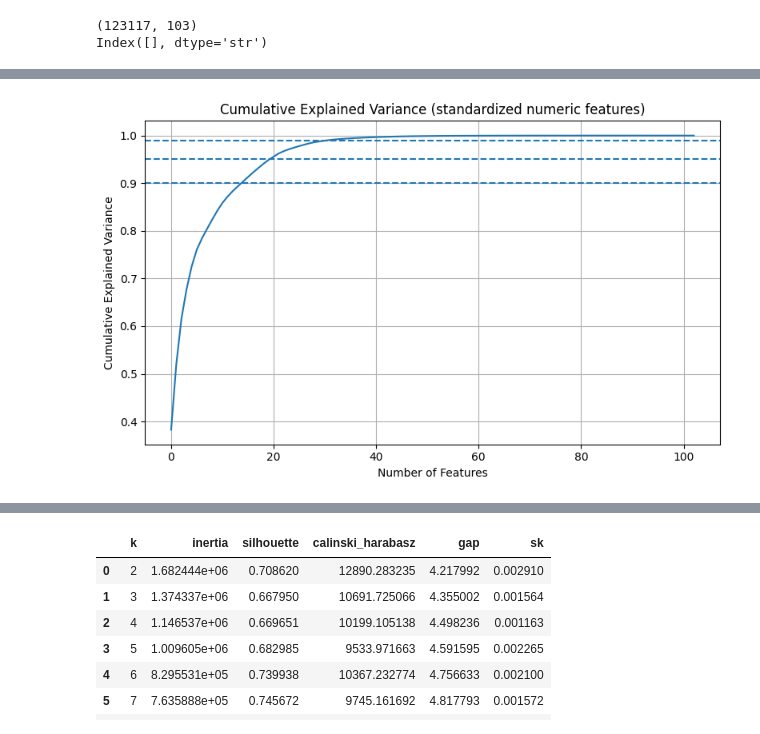
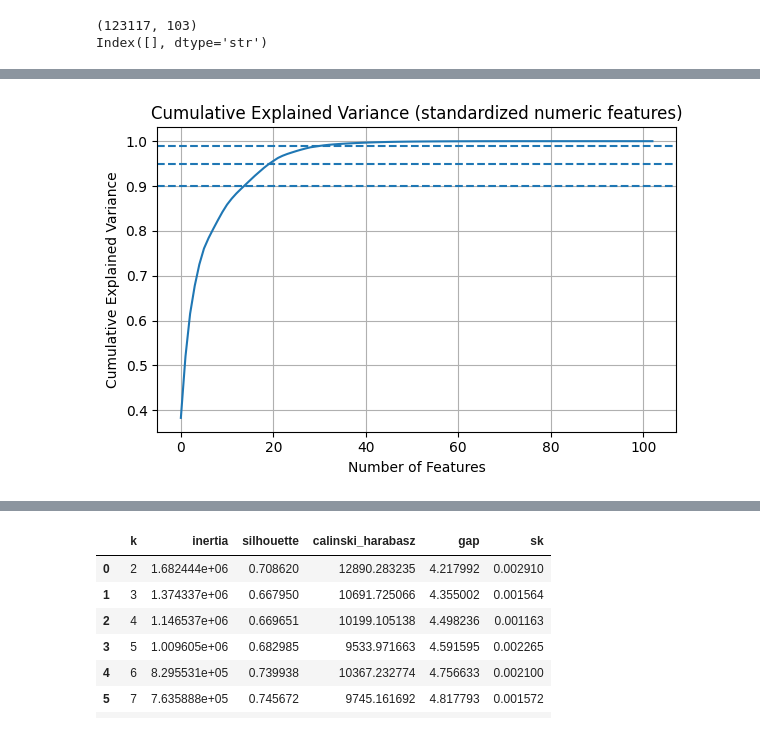
Before and after one commit to AnhJoe/Real-Time_IoT_2022_Quantized_Auto_Encoder, a Jupyter notebook: notebooks/01_eda.ipynb, the cells around one changed output, grey strips where cells are left out. Saved outputs shown, nothing was run; the diff lists cells and outputs as text; code cells hidden in the pictures.

```diff
--- a/notebooks/01_eda.ipynb
+++ b/notebooks/01_eda.ipynb
@@ -45,11 +40,7 @@ from statsmodels.stats.outliers_influence import variance_inflation_factor
 #| output: false
 
 # Load dataset and save to data/raw
-# Recommended (requires pyarrow)
-X, y, df = load_raw(save=True, fmt="parquet")
-
-# Slower alternative (no dependencies)
-# X, y, df = load_raw(fmt="csv")
+X, y, df = load_raw(fmt="csv")
 
 df.head()
 # %% [output]
@@ -804,22 +802,22 @@ plt.show()
 # %%
 #| label: fig-rtiot-pca-variance
-#| fig-cap: "Cumulative explained variance of RT-IoT traffic features. Horizontal dashed lines indicate common thresholds (90%, 95%, 99%) for intrinsic dimensionality estimation."
+#| fig-cap: "Cumulative explained variance of traffic features. Horizontal dashed lines indicate common thresholds (90%, 95%, 99%) for intrinsic dimensionality estimation."
 
 # Cumulative explained variance
 pca_full = PCA().fit(X_all_scaled)
 cum = np.cumsum(pca_full.explained_variance_ratio_)
 
-plt.figure(figsize=(8, 5))
+plt.figure(figsize=(6, 4))
 plt.plot(cum)
 plt.axhline(0.90, linestyle="--")
 plt.axhline(0.95, linestyle="--")
 plt.axhline(0.99, linestyle="--")
 plt.xlabel("Number of Features")
 plt.ylabel("Cumulative Explained Variance")
 plt.title("Cumulative Explained Variance (standardized numeric features)")
 plt.grid(True)
 plt.tight_layout()
 plt.show()
 # %% [output]
-[figure, old version]
+[figure, new version]
 # %% [markdown]
```
Also changed, not shown: parts of 19 cells of this notebook, 10 other files.
